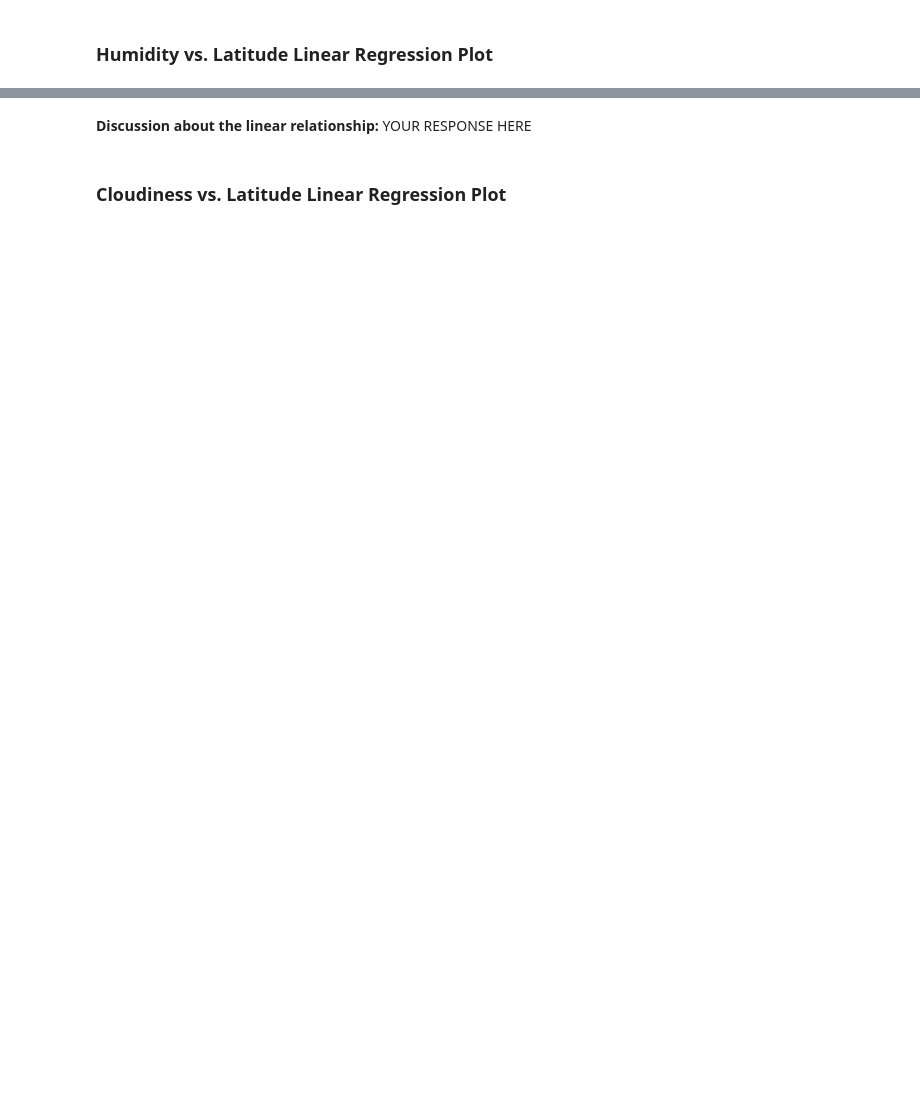
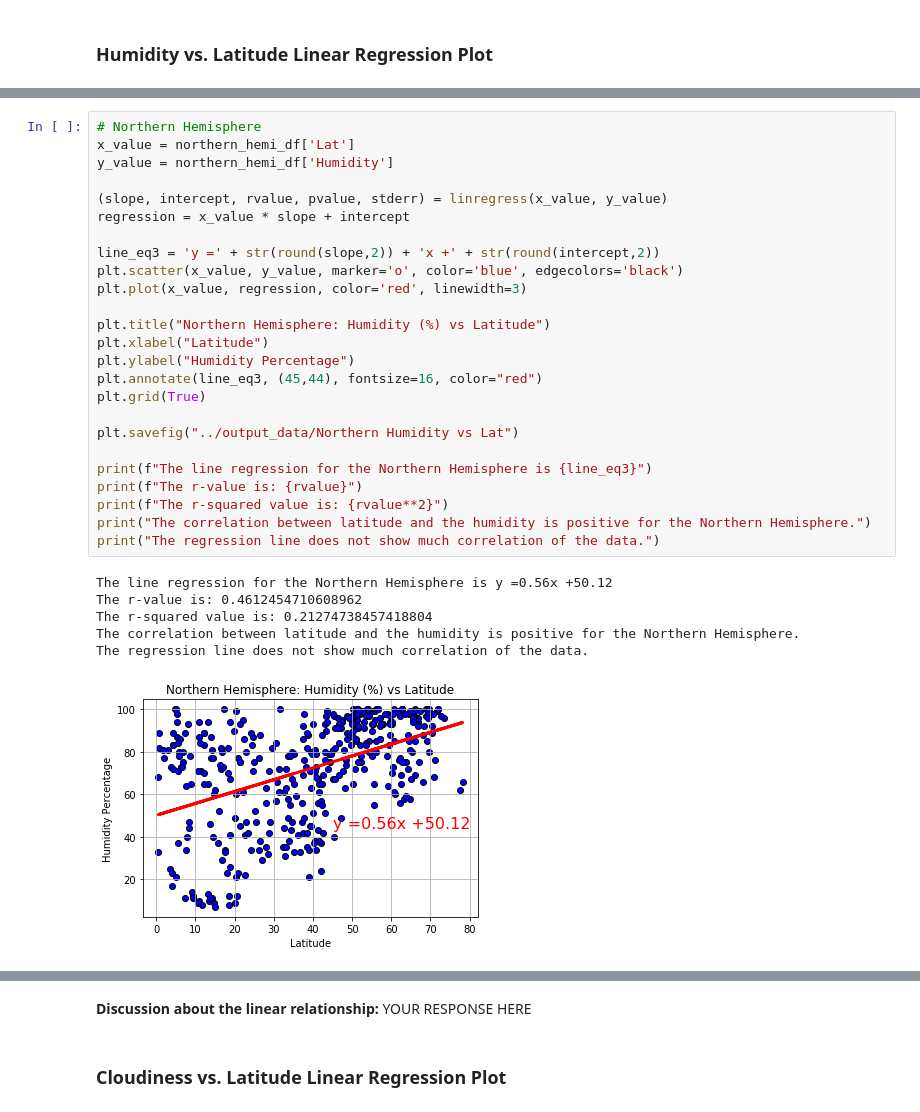
Before and after one commit to Tymberk93/Python_API-Challenge, a Jupyter notebook: starter_code/WeatherPy.ipynb, the cells around one changed output, grey strips where cells are left out. Cells and saved outputs as stored; diff of their text form; blank space fills up the shorter version.

```diff
--- a/starter_code/WeatherPy.ipynb
+++ b/starter_code/WeatherPy.ipynb
@@ -304,0 +366,32 @@ southern_hemi_df.head()
+# %%
+# Northern Hemisphere
+x_value = northern_hemi_df['Lat']
+y_value = northern_hemi_df['Humidity']
+
+(slope, intercept, rvalue, pvalue, stderr) = linregress(x_value, y_value)
+regression = x_value * slope + intercept
+
+line_eq3 = 'y =' + str(round(slope,2)) + 'x +' + str(round(intercept,2))
+plt.scatter(x_value, y_value, marker='o', color='blue', edgecolors='black')
+plt.plot(x_value, regression, color='red', linewidth=3)
+
+plt.title("Northern Hemisphere: Humidity (%) vs Latitude")
+plt.xlabel("Latitude")
+plt.ylabel("Humidity Percentage")
+plt.annotate(line_eq3, (45,44), fontsize=16, color="red")
+plt.grid(True)
+
+plt.savefig("../output_data/Northern Humidity vs Lat")
+
+print(f"The line regression for the Northern Hemisphere is {line_eq3}")
+print(f"The r-value is: {rvalue}")
+print(f"The r-squared value is: {rvalue**2}")
+print("The correlation between latitude and the humidity is positive for the Northern Hemisphere.")
+print("The regression line does not show much correlation of the data.")
+# %% [output]
+The line regression for the Northern Hemisphere is y =0.56x +50.12
+The r-value is: 0.4612454710608962
+The r-squared value is: 0.21274738457418804
+The correlation between latitude and the humidity is positive for the Northern Hemisphere.
+The regression line does not show much correlation of the data.
+[figure, added]
```
Also changed, not shown: parts of 30 cells of this notebook, 14 other files.
